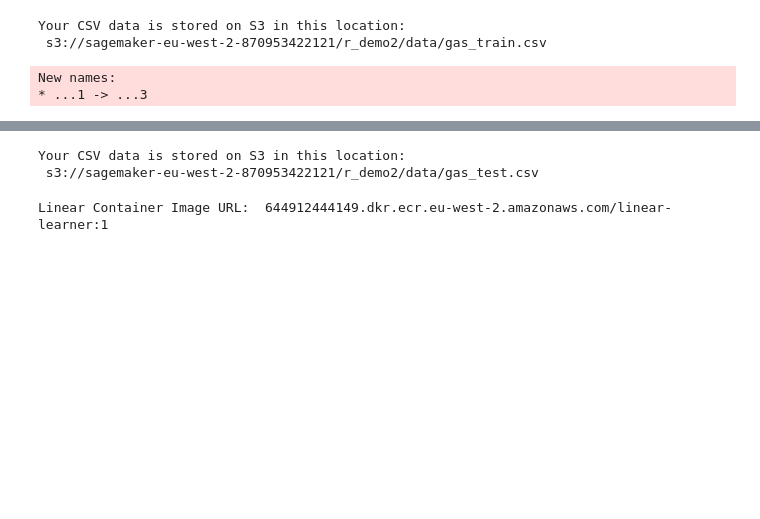
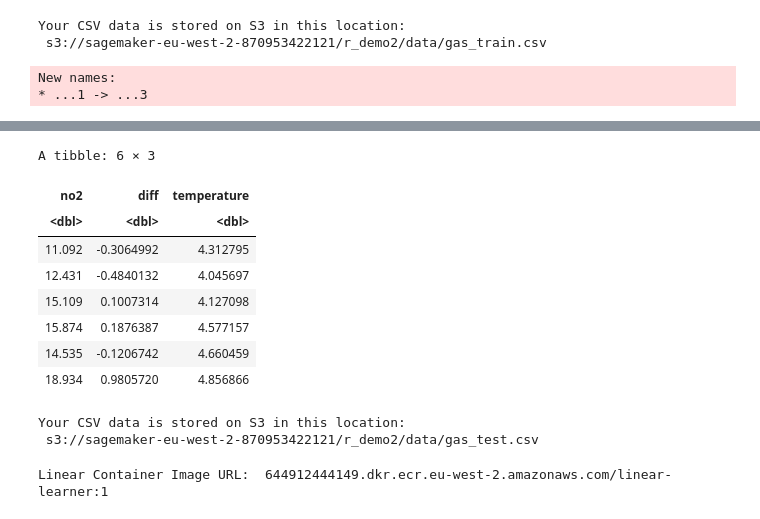
Before and after one commit to edanesh/airly1sagemaker, a Jupyter notebook: V1-Copy2.ipynb, the cells around one changed output, grey strips where cells are left out. Saved outputs shown, nothing was run; the diff lists cells and outputs as text; code cells hidden in the pictures; blank space fills up the shorter version.

```diff
--- a/V1-Copy2.ipynb
+++ b/V1-Copy2.ipynb
@@ -231,4 +266,16 @@ A tibble: 6 × 12
 gas_test <- gas_test %>%
      select(no2, diff, temperature) %>%
     na.exclude()
+# %%
+head(gas_test)
+# %% [output]
+A tibble: 6 × 3
+| no2 | diff | temperature |
+| <dbl> | <dbl> | <dbl> |
+| 11.092 | -0.3064992 | 4.312795 |
+| 12.431 | -0.4840132 | 4.045697 |
+| 15.109 | 0.1007314 | 4.127098 |
+| 15.874 | 0.1876387 | 4.577157 |
+| 14.535 | -0.1206742 | 4.660459 |
+| 18.934 | 0.9805720 | 4.856866 |
 # %%
```
Also changed, not shown: parts of 36 cells of this notebook.
